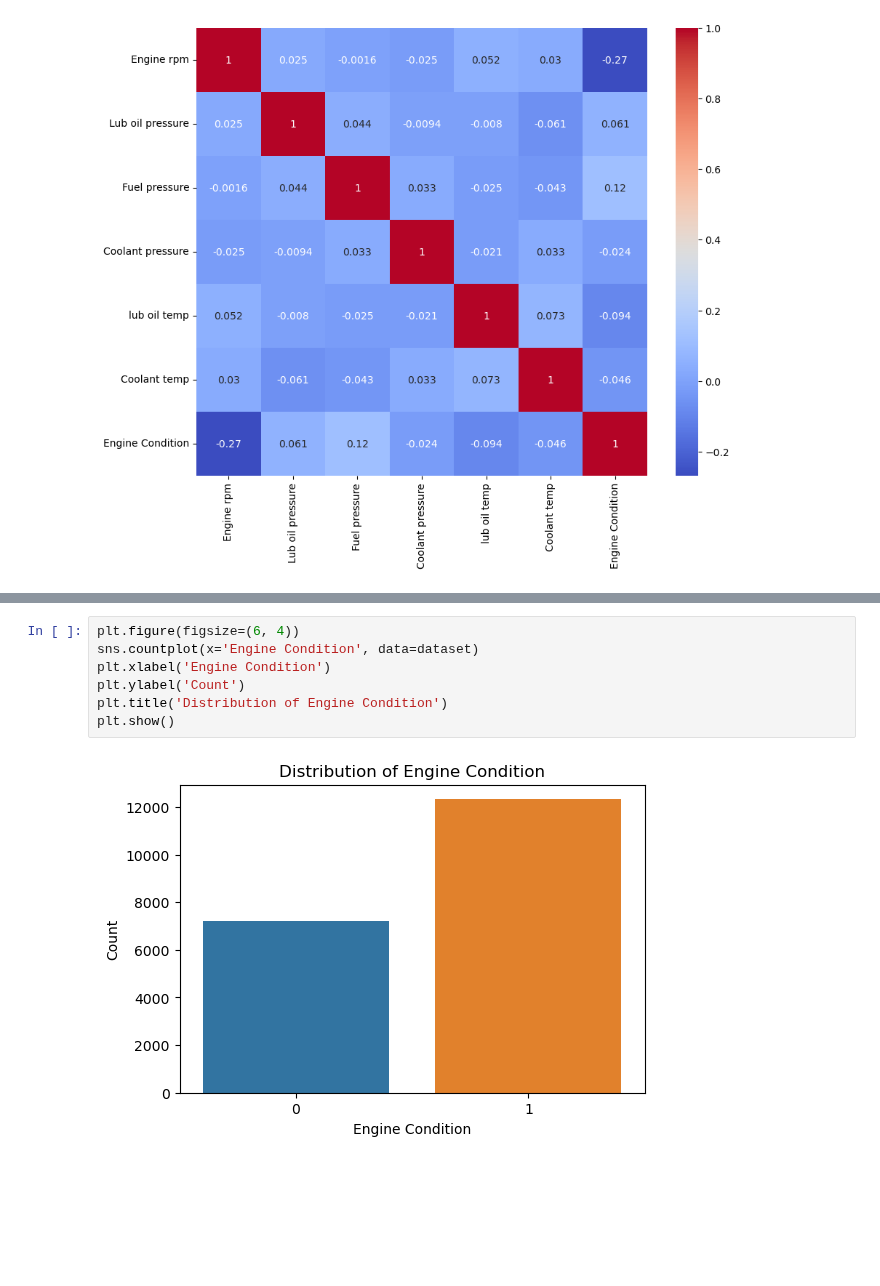
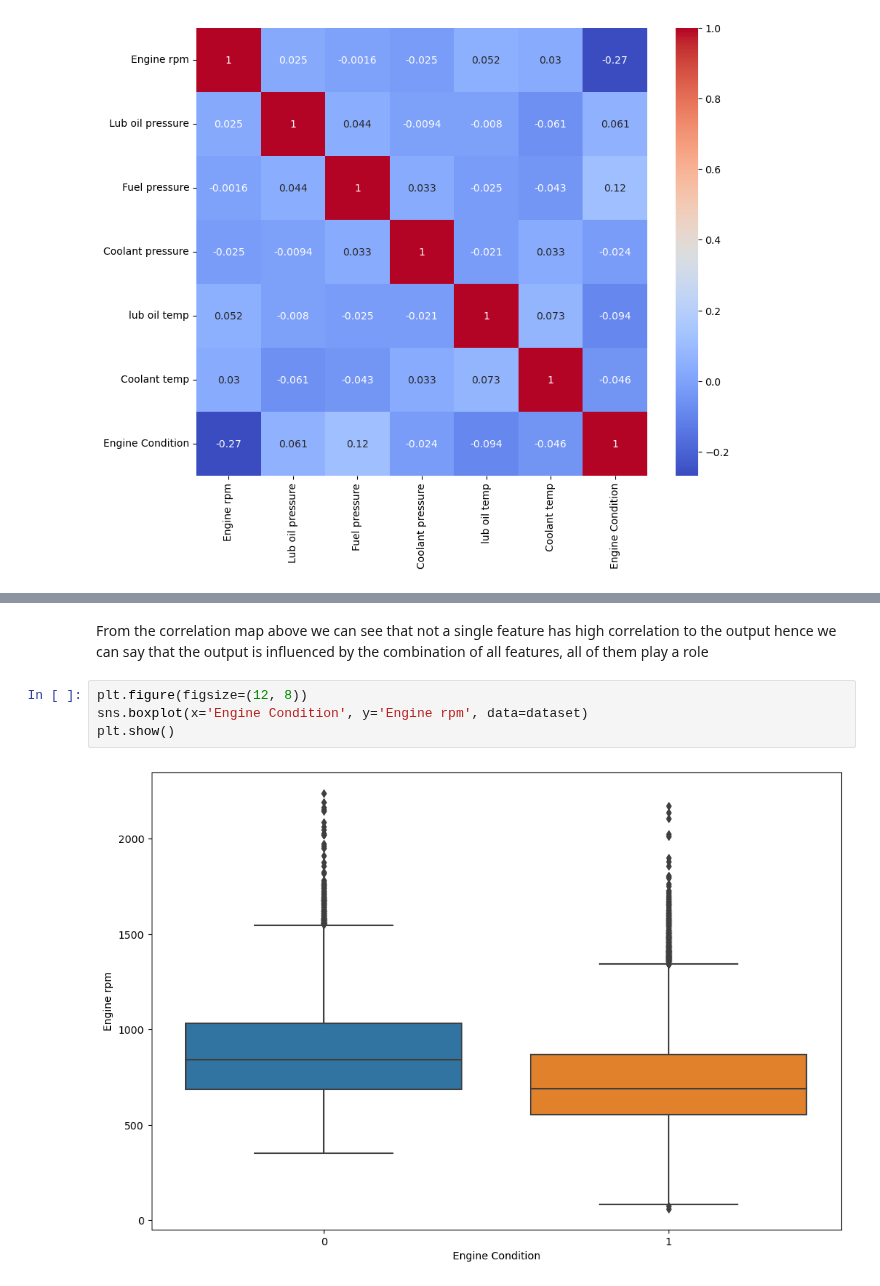
Before and after one commit to jennymorisho/Engine_Health_Condition_Prediction, a Jupyter notebook: main.ipynb, the cells around one changed output, grey strips where cells are left out. Drawn from its saved outputs; the diff is of its cells as text; blank space fills up the shorter version.

Commit message:
Complete data exploration and visualization 1.0

```diff
--- a/main.ipynb
+++ b/main.ipynb
@@ -112,9 +95,8 @@ plt.show()
-# %%
-plt.figure(figsize=(6, 4))
-sns.countplot(x='Engine Condition', data=dataset)
-plt.xlabel('Engine Condition')
-plt.ylabel('Count')
-plt.title('Distribution of Engine Condition')
-plt.show()
-# %% [output]
-[figure, removed]
+# %% [markdown]
+From the correlation map above we can see that not a single feature has high correlation to the output hence we can say that the output is influenced by the combination of all features, all of them play a role
+# %%
+plt.figure(figsize=(12, 8))
+sns.boxplot(x='Engine Condition', y='Engine rpm', data=dataset)
+plt.show()
+# %% [output]
+[figure, added]
```
Also changed, not shown: parts of 14 cells of this notebook.
